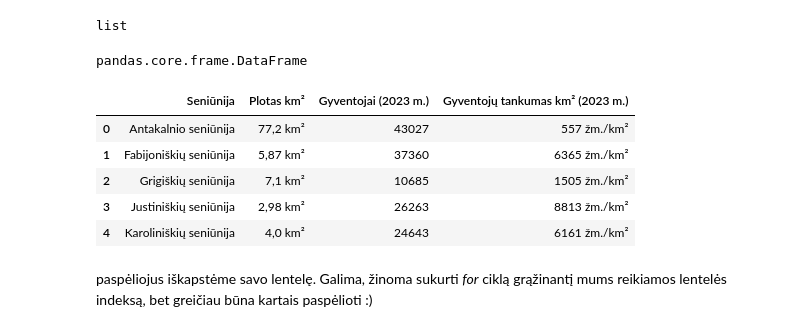
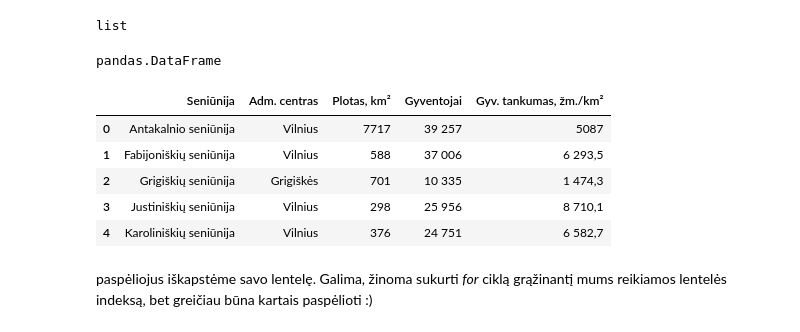
Before and after one commit to robotautas/kursas, a Jupyter notebook: Pandas/Pandas_3.ipynb, the cells around one changed output. Cells and saved outputs as stored; diff of their text form; code cells hidden in the pictures.

```diff
--- a/Pandas/Pandas_3.ipynb
+++ b/Pandas/Pandas_3.ipynb
@@ -232,7 +236,7 @@ duomenys_xls.to_excel('result.xlsx', sheet_name = 'Sheet1')
 # %% [markdown]
 Galime pamėginti nuskaityti HTML tiesiog nurodant pandoms URL:
 # %%
-duomenys_html = pd.read_html('https://lt.wikipedia.org/wiki/Vilniaus_miesto_savivaldyb%C4%97')
+duomenys_html = pd.read_html('https://lt.wikipedia.org/wiki/Vilniaus_miesto_savivaldyb%C4%97', storage_options={"User-Agent": "Mozilla/5.0"})
 # %%
 duomenys_html
 # %% [output]
@@ -264,16 +268,16 @@ list
 # %%
 type(duomenys_html[0])
 # %% [output]
-pandas.core.frame.DataFrame
+pandas.DataFrame
 # %%
-duomenys_html[5].head()
+duomenys_html[6].head()
 # %% [output]
-|  | Seniūnija | Plotas km² | Gyventojai (2023 m.) | Gyventojų tankumas km² (2023 m.) |
-| 0 | Antakalnio seniūnija | 77,2 km² | 43027 | 557 žm./km² |
-| 1 | Fabijoniškių seniūnija | 5,87 km² | 37360 | 6365 žm./km² |
-| 2 | Grigiškių seniūnija | 7,1 km² | 10685 | 1505 žm./km² |
-| 3 | Justiniškių seniūnija | 2,98 km² | 26263 | 8813 žm./km² |
-| 4 | Karoliniškių seniūnija | 4,0 km² | 24643 | 6161 žm./km² |
+|  | Seniūnija | Adm. centras | Plotas, km² | Gyventojai | Gyv. tankumas, žm./km² |
+| 0 | Antakalnio seniūnija | Vilnius | 7717 | 39 257 | 5087 |
+| 1 | Fabijoniškių seniūnija | Vilnius | 588 | 37 006 | 6 293,5 |
+| 2 | Grigiškių seniūnija | Grigiškės | 701 | 10 335 | 1 474,3 |
+| 3 | Justiniškių seniūnija | Vilnius | 298 | 25 956 | 8 710,1 |
+| 4 | Karoliniškių seniūnija | Vilnius | 376 | 24 751 | 6 582,7 |
 # %% [markdown]
 paspėliojus iškapstėme savo lentelę. Galima, žinoma sukurti *for* ciklą grąžinantį mums reikiamos lentelės indeksą, bet greičiau būna kartais paspėlioti :)
 # %% [markdown]
```
Also changed, not shown: parts of 6 cells of this notebook.
